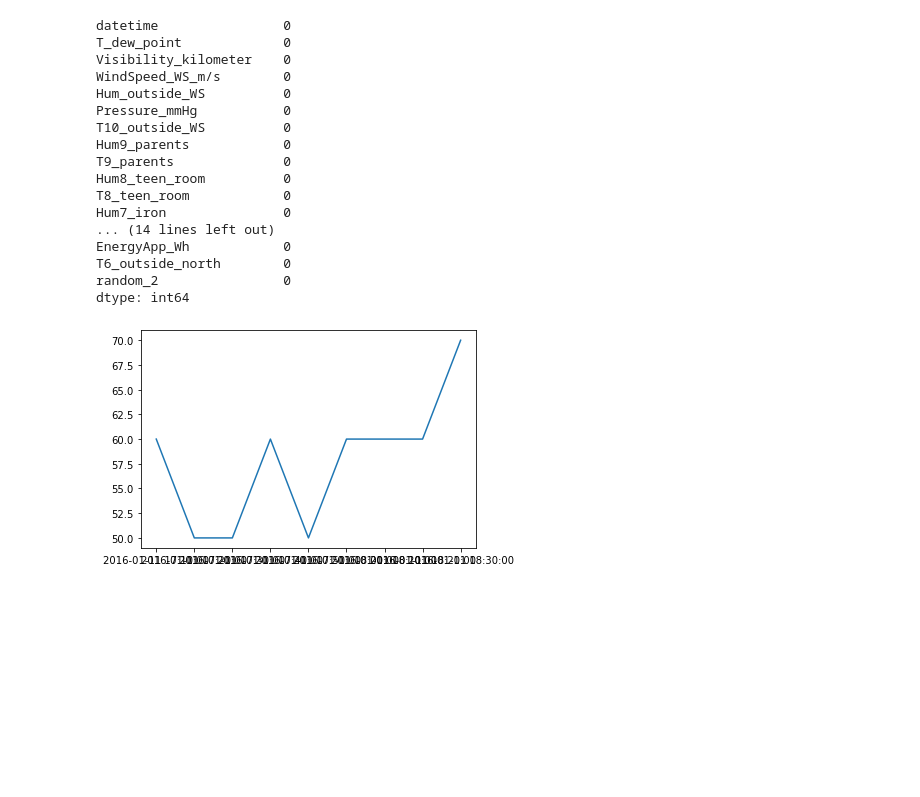
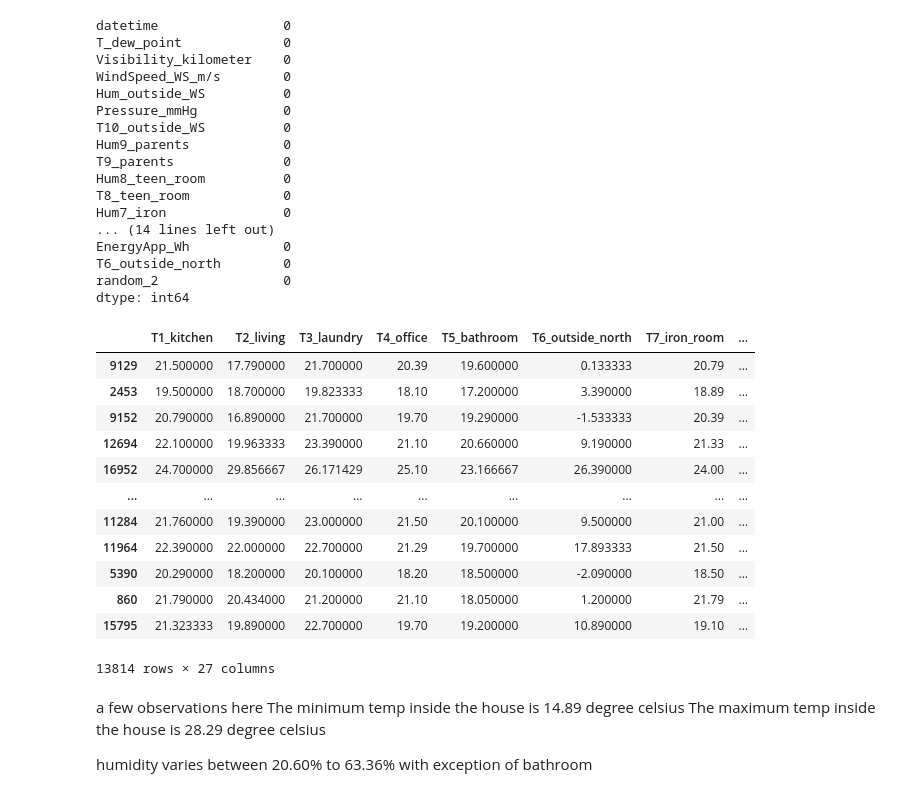
Before and after one commit to fahadalisarwar1/energy, a Jupyter notebook: analysis.ipynb, the cells around one changed output. Cells and saved outputs as stored; diff of their text form; code cells hidden in the pictures; blank space fills up the shorter version.

```diff
--- a/analysis.ipynb
+++ b/analysis.ipynb
@@ -190,10 +190,44 @@ random_2                0
 dtype: int64
 # %%
 # As shown above there are no null values
-# %%
-
-import matplotlib.pyplot as plt
-plt.plot(df.datetime[1:10], df.EnergyApp_Wh[1:10])
-plt.show()
-# %% [output]
-[figure, removed]
+# %%
+# we are going to ignore the date column
+
+# let's merge together same types of features
+
+house_temp = ["T1_kitchen", "T2_living", "T3_laundry", "T4_office", "T5_bathroom", "T6_outside_north",
+              "T7_iron_room", "T8_teen_room", "T9_parents"]
+
+house_humidity = ["Hum1_kitchen", "Hum2_living", "Hum3_Laundry", "Hum4_office", "Hum5_bathroom",
+                  "Hum6_outside", "Hum7_iron", "Hum8_teen_room", "Hum9_parents"]
+
+weather_features = ["T10_outside_WS", "Pressure_mmHg", "Hum_outside_WS", "WindSpeed_WS_m/s",
+                    "Visibility_kilometer", "T_dew_point"]
+
+lights = ["lights_Wh"]
+# %%
+random_features = ["random_1", "random_2"]
+
+target = ["EnergyApp_Wh"]
+# %%
+
+from sklearn.model_selection import train_test_split
+
+train, test = train_test_split(df, test_size=0.3, random_state=42)
+
+features = train[house_temp+house_humidity+weather_features+lights+random_features]
+features
+# %% [output]
+|  | T1_kitchen | T2_living | T3_laundry | T4_office | T5_bathroom | T6_outside_north | T7_iron_room | ... |
+| 9129 | 21.500000 | 17.790000 | 21.700000 | 20.39 | 19.600000 | 0.133333 | 20.79 | ... |
+| 2453 | 19.500000 | 18.700000 | 19.823333 | 18.10 | 17.200000 | 3.390000 | 18.89 | ... |
+| 9152 | 20.790000 | 16.890000 | 21.700000 | 19.70 | 19.290000 | -1.533333 | 20.39 | ... |
+| 12694 | 22.100000 | 19.963333 | 23.390000 | 21.10 | 20.660000 | 9.190000 | 21.33 | ... |
+| 16952 | 24.700000 | 29.856667 | 26.171429 | 25.10 | 23.166667 | 26.390000 | 24.00 | ... |
+| ... | ... | ... | ... | ... | ... | ... | ... | ... |
+| 11284 | 21.760000 | 19.390000 | 23.000000 | 21.50 | 20.100000 | 9.500000 | 21.00 | ... |
+| 11964 | 22.390000 | 22.000000 | 22.700000 | 21.29 | 19.700000 | 17.893333 | 21.50 | ... |
+| 5390 | 20.290000 | 18.200000 | 20.100000 | 18.20 | 18.500000 | -2.090000 | 18.50 | ... |
+| 860 | 21.790000 | 20.434000 | 21.200000 | 21.10 | 18.050000 | 1.200000 | 21.79 | ... |
+| 15795 | 21.323333 | 19.890000 | 22.700000 | 19.70 | 19.200000 | 10.890000 | 19.10 | ... |
+13814 rows × 27 columns
@@ -199,0 +239,6 @@ plt.show()
+# %% [markdown]
+a few observations here
+The minimum temp inside the house is 14.89 degree celsius
+The maximum temp inside the house is 28.29 degree celsius
+
+humidity varies between 20.60% to 63.36% with exception of bathroom
```
Also changed, not shown: parts of 4 cells of this notebook, 1 other file.
